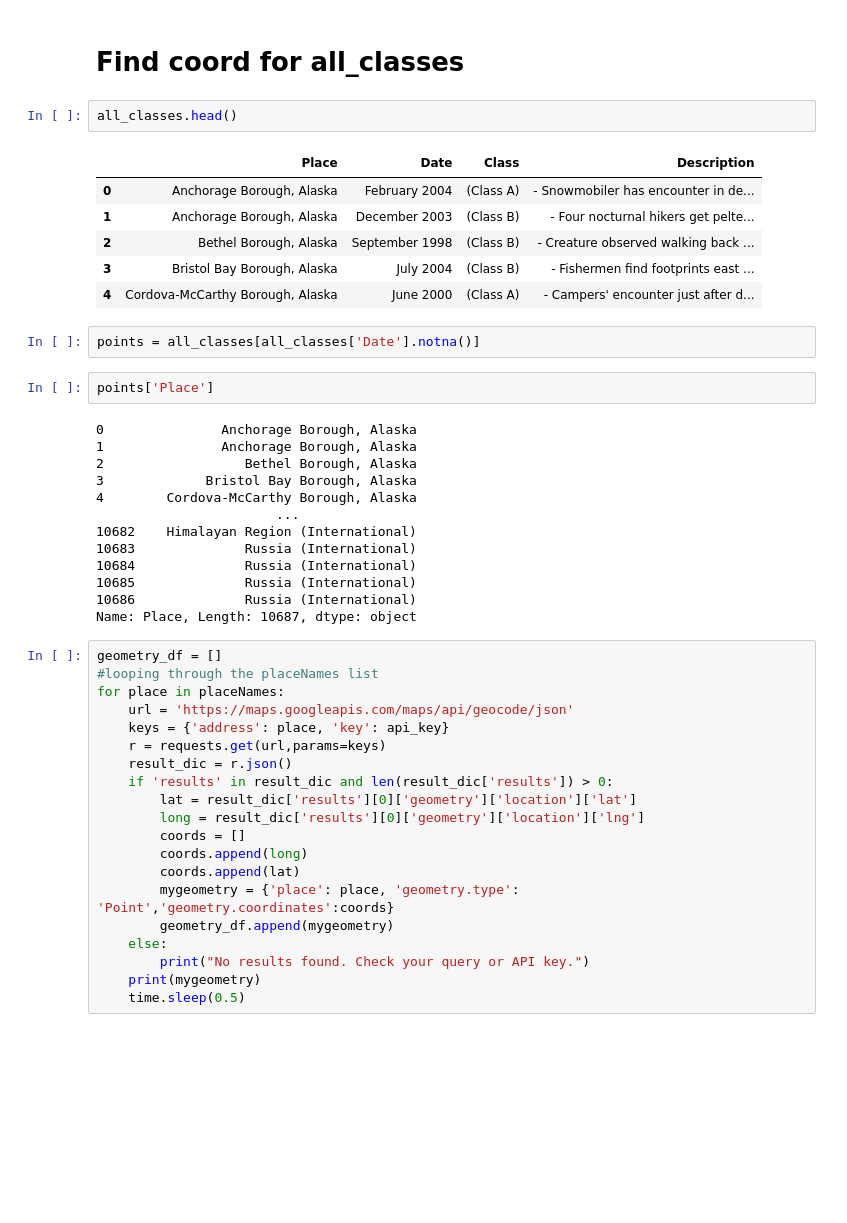
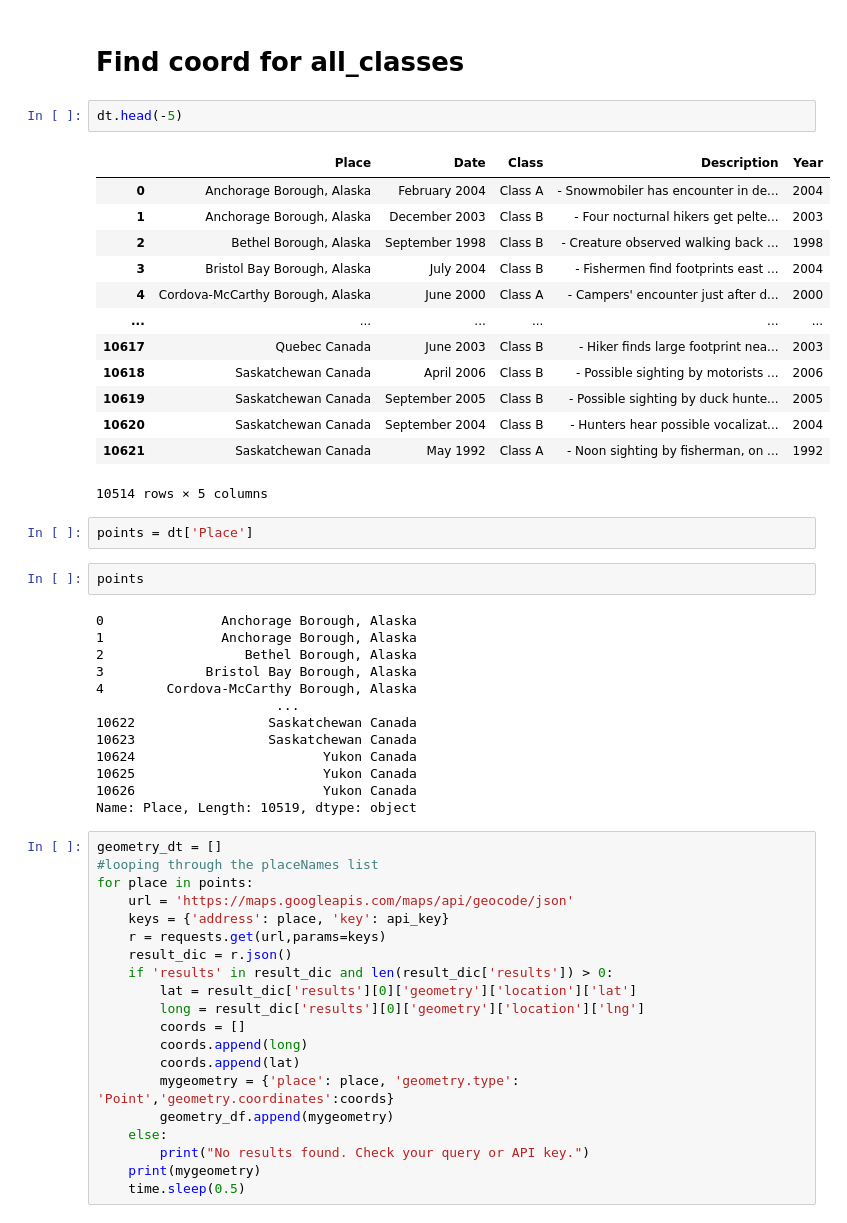
Before and after one commit to yiren54610/Bigfoot, a Jupyter notebook: Scraping.ipynb, the cells around one changed output. Saved outputs shown, nothing was run; the diff lists cells and outputs as text; blank space fills up the shorter version.

```diff
--- a/Scraping.ipynb
+++ b/Scraping.ipynb
@@ -424,18 +424,25 @@ d.groupby('Year')['Class'].value_counts().unstack().to_clipboard()
 # %% [markdown]
 # Find coord for all_classes
 # %%
-all_classes.head()
+dt.head(-5)
 # %% [output]
-|  | Place | Date | Class | Description |
-| 0 | Anchorage Borough, Alaska | February 2004 | (Class A) | - Snowmobiler has encounter in de... |
-| 1 | Anchorage Borough, Alaska | December 2003 | (Class B) | - Four nocturnal hikers get pelte... |
-| 2 | Bethel Borough, Alaska | September 1998 | (Class B) | - Creature observed walking back ... |
-| 3 | Bristol Bay Borough, Alaska | July 2004 | (Class B) | - Fishermen find footprints east ... |
-| 4 | Cordova-McCarthy Borough, Alaska | June 2000 | (Class A) | - Campers' encounter just after d... |
+|  | Place | Date | Class | Description | Year |
+| 0 | Anchorage Borough, Alaska | February 2004 | Class A | - Snowmobiler has encounter in de... | 2004 |
+| 1 | Anchorage Borough, Alaska | December 2003 | Class B | - Four nocturnal hikers get pelte... | 2003 |
+| 2 | Bethel Borough, Alaska | September 1998 | Class B | - Creature observed walking back ... | 1998 |
+| 3 | Bristol Bay Borough, Alaska | July 2004 | Class B | - Fishermen find footprints east ... | 2004 |
+| 4 | Cordova-McCarthy Borough, Alaska | June 2000 | Class A | - Campers' encounter just after d... | 2000 |
+| ... | ... | ... | ... | ... | ... |
+| 10617 | Quebec Canada | June 2003 | Class B | - Hiker finds large footprint nea... | 2003 |
+| 10618 | Saskatchewan Canada | April 2006 | Class B | - Possible sighting by motorists ... | 2006 |
+| 10619 | Saskatchewan Canada | September 2005 | Class B | - Possible sighting by duck hunte... | 2005 |
+| 10620 | Saskatchewan Canada | September 2004 | Class B | - Hunters hear possible vocalizat... | 2004 |
+| 10621 | Saskatchewan Canada | May 1992 | Class A | - Noon sighting by fisherman, on ... | 1992 |
+10514 rows × 5 columns
 # %%
-points = all_classes[all_classes['Date'].notna()]
+points = dt['Place']
 # %%
-points['Place']
+points
 # %% [output]
 0               Anchorage Borough, Alaska
 1               Anchorage Borough, Alaska
@@ -443,16 +450,16 @@ points['Place']
 3             Bristol Bay Borough, Alaska
 4        Cordova-McCarthy Borough, Alaska
                        ...
-10682    Himalayan Region (International)
-10683              Russia (International)
-10684              Russia (International)
-10685              Russia (International)
-10686              Russia (International)
-Name: Place, Length: 10687, dtype: object
+10622                 Saskatchewan Canada
+10623                 Saskatchewan Canada
+10624                        Yukon Canada
+10625                        Yukon Canada
+10626                        Yukon Canada
+Name: Place, Length: 10519, dtype: object
 # %%
-geometry_df = []
+geometry_dt = []
 #looping through the placeNames list
-for place in placeNames:
+for place in points:
     url = 'https://maps.googleapis.com/maps/api/geocode/json'
     keys = {'address': place, 'key': api_key}
     r = requests.get(url,params=keys)
```
Also changed, not shown: parts of 1 cell of this notebook.
